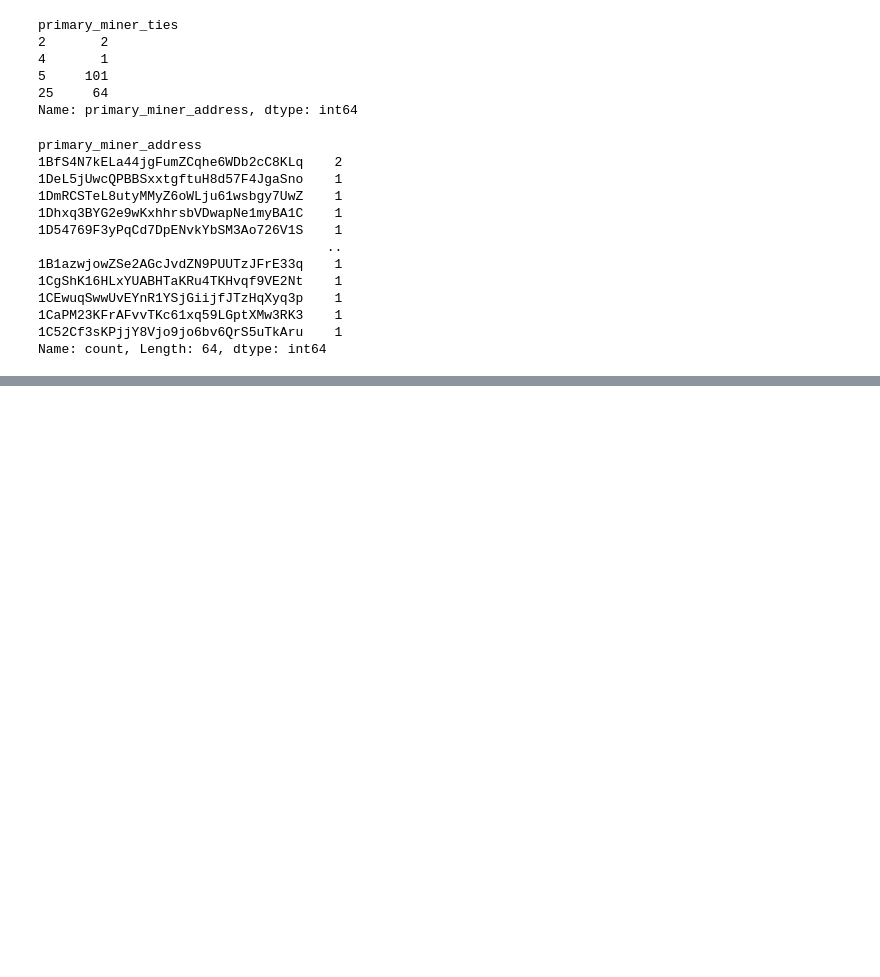
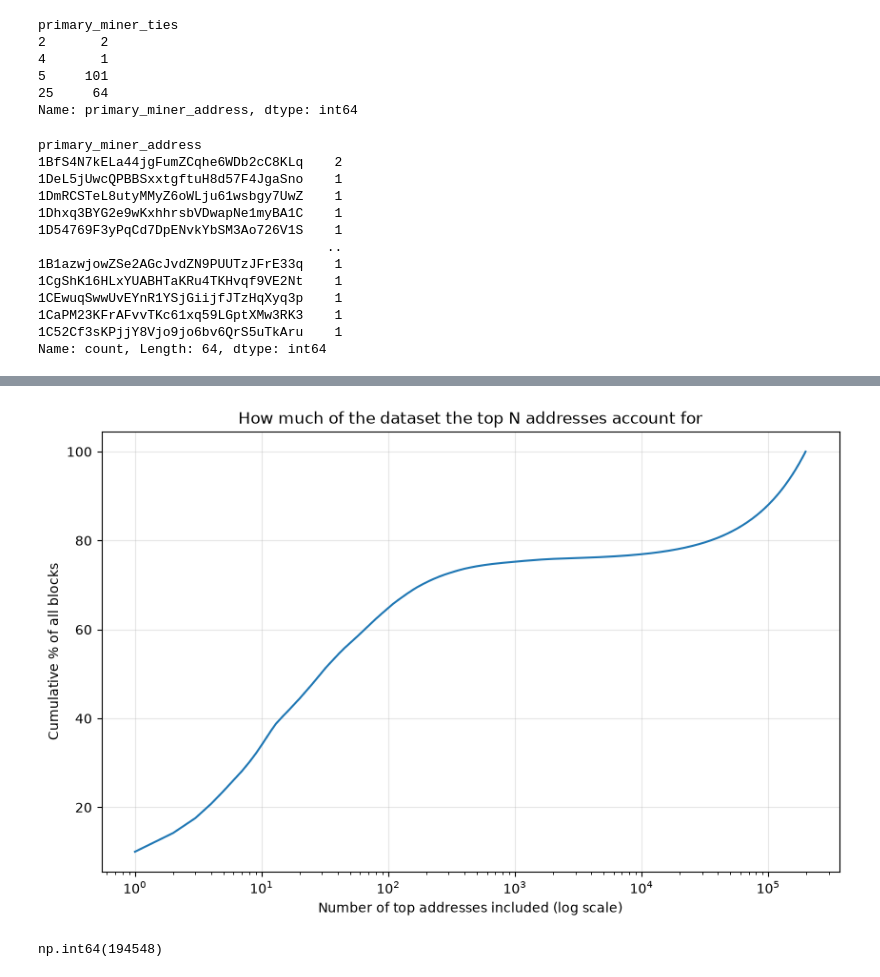
Before and after one commit to Kwokym111/poai_simulation, a Jupyter notebook: src/miner_attribution.ipynb, the cells around one changed output, grey strips where cells are left out. Drawn from its saved outputs; the diff is of its cells as text; code cells hidden in the pictures; blank space fills up the shorter version.

```diff
--- a/src/miner_attribution.ipynb
+++ b/src/miner_attribution.ipynb
@@ -460,0 +494,19 @@ tied_df[tied_df['primary_miner_address'] == '1BfS4N7kELa44jgFumZCqhe6WDb2cC8KLq'
+# %%
+cumulative_blocks = miner_block_counts.cumsum()
+cumulative_share = cumulative_blocks / miner_block_counts.sum() * 100
+
+plt.figure(figsize=(10, 6))
+plt.plot(range(1, len(miner_block_counts) + 1), cumulative_share.values)
+plt.xscale('log')
+plt.xlabel('Number of top addresses included (log scale)')
+plt.ylabel('Cumulative % of all blocks')
+plt.title('How much of the dataset the top N addresses account for')
+plt.grid(True, alpha=0.3)
+plt.show()
+# %% [output]
+[figure, added]
+# %%
+# Miners with only 1 block mined
+(miner_block_counts == 1).sum()
+# %% [output]
+np.int64(194548)
```
Also changed, not shown: parts of 7 cells of this notebook.
